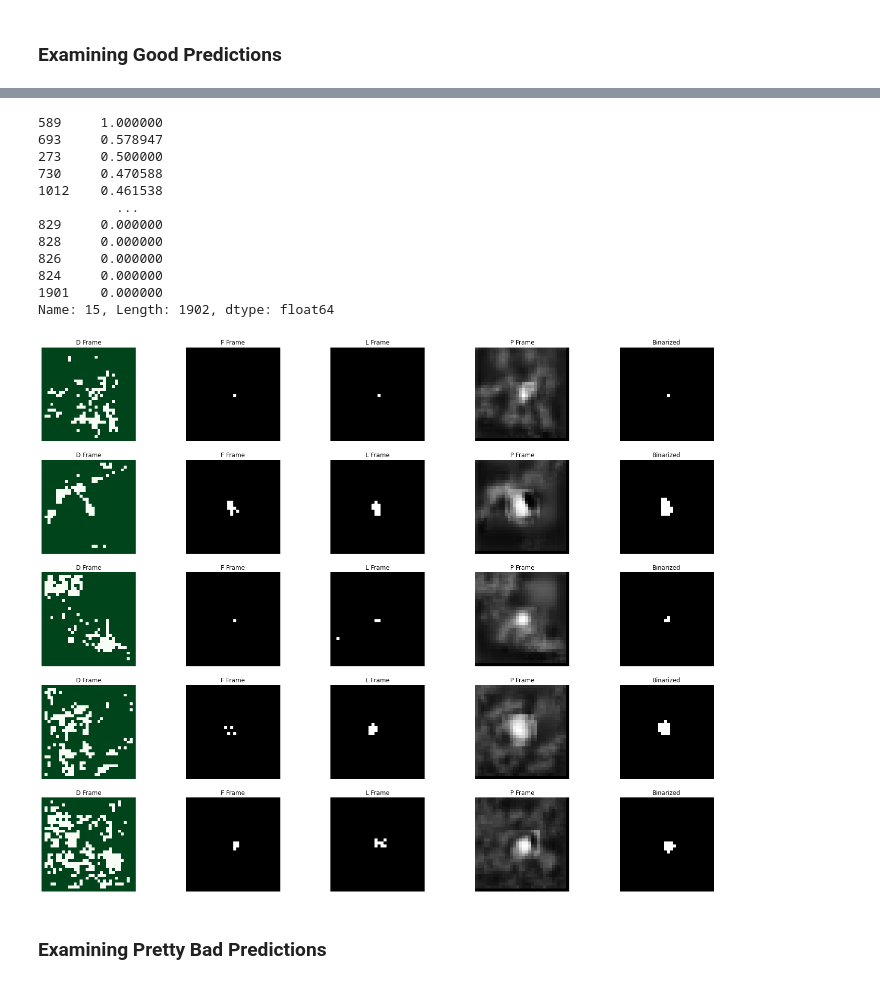
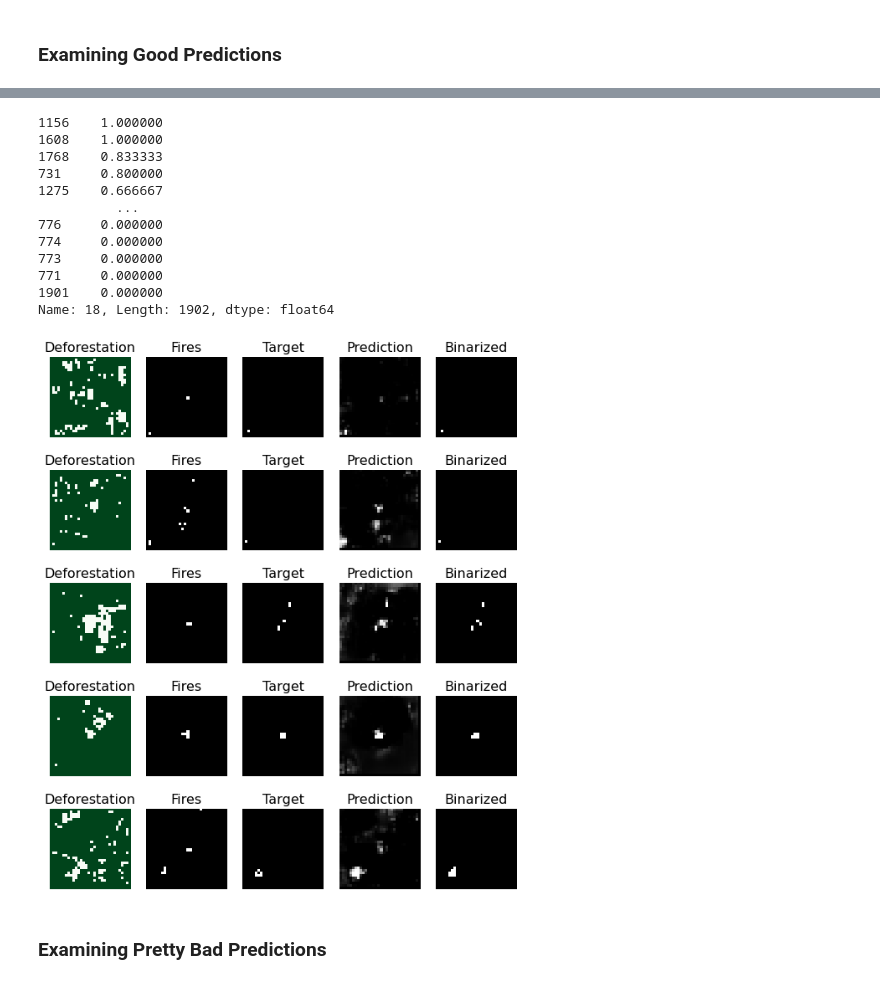
Before and after one commit to steve-hewitt/amazon, a Jupyter notebook: CLSTM_Experiment_WBCE_Defo.ipynb, the cells around one changed output, grey strips where cells are left out. Saved outputs shown, nothing was run; the diff lists cells and outputs as text; code cells hidden in the pictures.

```diff
--- a/CLSTM_Experiment_WBCE_Defo.ipynb
+++ b/CLSTM_Experiment_WBCE_Defo.ipynb
@@ -529,0 +492,5 @@ ious
+# %%
+# Get Peak Signal-to-Noise Ratio (PSNR)
+psnrs = [PSNR(all_preds[x], y_val[x][0].numpy()) for x in range(0,len(all_preds))]
+set_psnr = sum(psnrs) / len(psnrs)
+set_psnr
@@ -529,0 +499,5 @@ ious
+# %%
+# Get raw mean SSIM
+ssims = [ssim(all_preds[x][0], y_val[x][0].numpy(), multichannel = True) for x in range(0,len(all_preds))]
+mean_raw_ssim = sum(ssims) / len(ssims)
+mean_raw_ssim
@@ -532,7 +508,7 @@ ious
 rows = []
 for s in range(0,len(all_preds)):
     thresholds = [x/100 for x in range(0,105,5)]
-    ious = []
+    t_ious = []
     for t in thresholds:
         intersection = np.logical_and(np.where(all_preds[s] > t, 1, 0), y_val[s])
         union = np.logical_or(np.where(all_preds[s] > t, 1, 0), y_val[s])
@@ -540,8 +516,11 @@ for s in range(0,len(all_preds)):
             iou_score = np.sum(intersection) / np.sum(union)
         else:
             iou_score = 0
-        ious.append(iou_score)
-    rows.append(ious)
+        t_ious.append(iou_score)
+    rows.append(t_ious)
 iou_df = pd.DataFrame(rows)
+iou_df['ssim'] = ssims
+iou_df['mse'] = mses
+iou_df['psnr'] = psnrs
 # %% [markdown]
 ### Examining Good Predictions
@@ -547,0 +537,7 @@ iou_df = pd.DataFrame(rows)
+# %%
+# Examining the best MSE
+x = iou_df.sort_values(by = 'mse', ascending = True).index[0]
+fig, axes = plt.subplots(1, 2, figsize=(10, 5))
+axes[0].imshow(all_preds[x][0], cmap="gray")
+axes[1].imshow(y_val[x][0].numpy(), cmap="gray")
+mses[x]
@@ -567,59 +566,59 @@ iou_df.max()
 dtype: float64
 # %%
-iou_df[15].sort_values(ascending = False)
+iou_df[18].sort_values(ascending = False)
 # %% [output]
-589     1.000000
-693     0.578947
-273     0.500000
-730     0.470588
-1012    0.461538
+1156    1.000000
+1608    1.000000
+1768    0.833333
+731     0.800000
+1275    0.666667
           ...
-829     0.000000
-828     0.000000
-826     0.000000
-824     0.000000
+776     0.000000
+774     0.000000
+773     0.000000
+771     0.000000
 1901    0.000000
-Name: 15, Length: 1902, dtype: float64
+Name: 18, Length: 1902, dtype: float64
 # %%
 # Construct a figure for the original and new frames.
-fig, all_axes = plt.subplots(5, 5, figsize=(25, 20))
+fig, all_axes = plt.subplots(5, 5, figsize=(10, 12))
 
 # List of samples to check:
-tgts = [589, 693, 273, 730, 1012]
+tgts = list(iou_df[18].sort_values(ascending = False)[:5].index)
 x = -1
 
 for axes in all_axes:
     x += 1
 
     # Plot deforestaion.
     axes[0].imshow(np.squeeze(x_val[tgts[x]][9][:,:,1:2]), cmap="Greens_r")
-    axes[0].set_title(f"D Frame")
+    axes[0].set_title("Deforestation", fontsize=16)
     axes[0].axis("off")
 
     # Plot the last feature frame.
     axes[1].imshow(np.squeeze(x_val[tgts[x]][9][:,:,:1]), cmap="gray")
-    axes[1].set_title(f"F Frame")
+    axes[1].set_title("Fires", fontsize=16)
     axes[1].axis("off")
 
     # Plot the label frame.
     axes[2].imshow(np.squeeze(y_val[tgts[x]]), cmap="gray")
-    axes[2].set_title(f"L Frame")
+    axes[2].set_title("Target", fontsize=16)
     axes[2].axis("off")
 
     # Plot the predicted frame.
     axes[3].imshow(np.squeeze(all_preds[tgts[x]]), cmap="gray")
-    axes[3].set_title(f"P Frame")
+    axes[3].set_title("Prediction", fontsize=16)
     axes[3].axis("off")
 
     # Plot binarized prediction.
-    axes[4].imshow(np.squeeze(np.where(all_preds[tgts[x]] > 0.75, 1, 0)), cmap="gray")
-    axes[4].set_title(f"Binarized")
+    axes[4].imshow(np.squeeze(np.where(all_preds[tgts[x]] > 0.9, 1, 0)), cmap="gray")
+    axes[4].set_title("Binarized", fontsize=16)
     axes[4].axis("off")
 
 # Display the figure.
 plt.show()
 # %% [output]
-[figure, old version]
+[figure, new version]
 # %% [markdown]
 ### Examining Pretty Bad Predictions
 # %%
```
Also changed, not shown: parts of 38 cells of this notebook, 1 other file.
